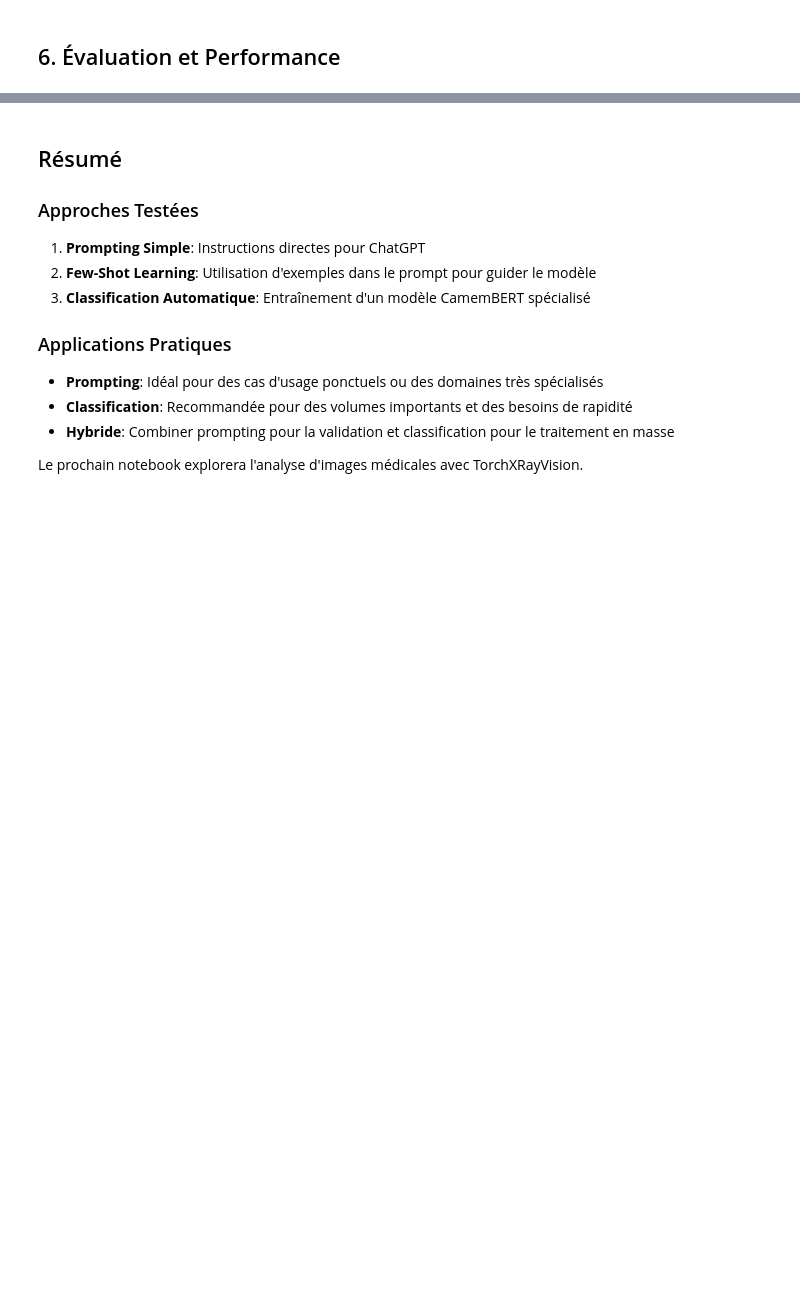
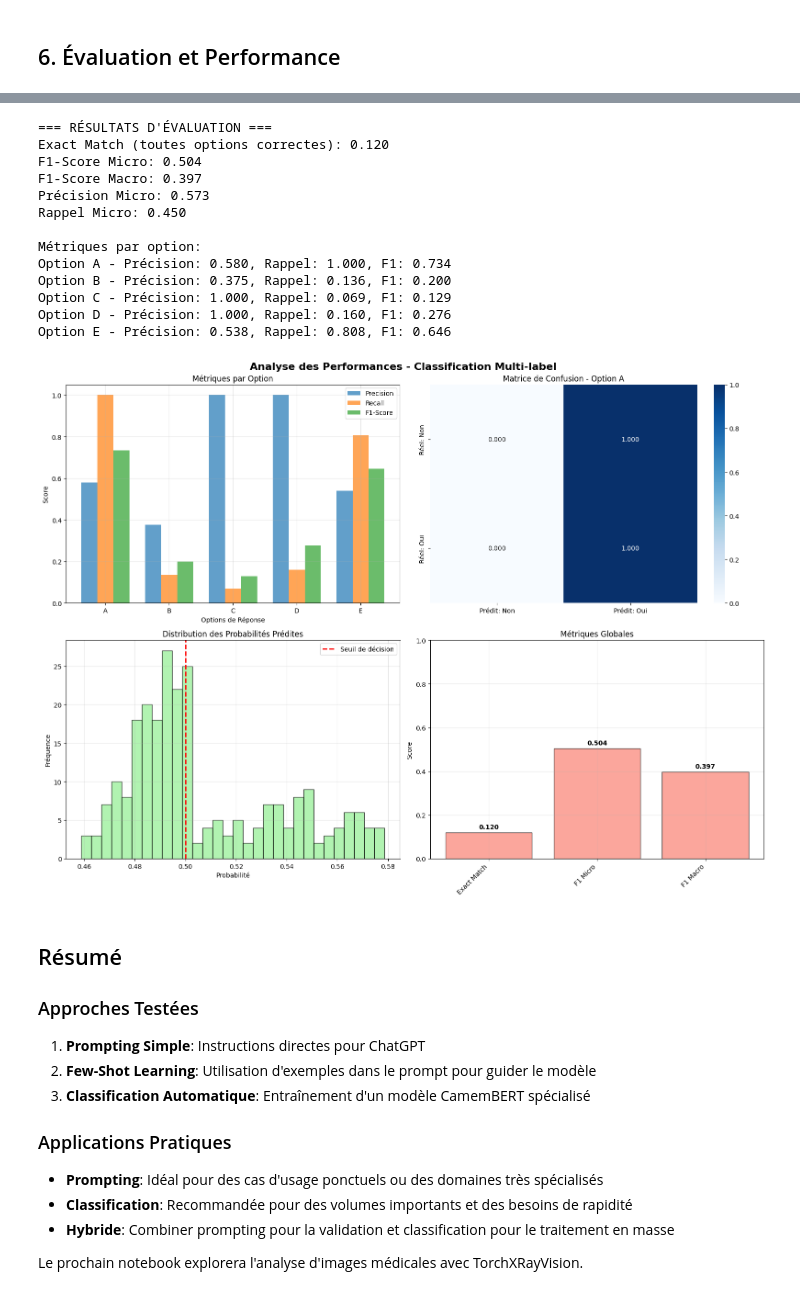
Before and after one commit to maclandrol/cours-ia-med, a Jupyter notebook: 04_Classification_Texte_Medical_Francais.ipynb, the cells around one changed output, grey strips where cells are left out. Saved outputs shown, nothing was run; the diff lists cells and outputs as text; code cells hidden in the pictures; blank space fills up the shorter version.

```diff
--- a/04_Classification_Texte_Medical_Francais.ipynb
+++ b/04_Classification_Texte_Medical_Francais.ipynb
@@ -368,14 +492,14 @@ print("=== CONFIGURATION D'ENTRAÎNEMENT ===")
 
 training_args = TrainingArguments(
     output_dir='./medical_french_classifier',
-    num_train_epochs=3,  # Réduction pour Colab
+    num_train_epochs=10,  # Réduction pour Colab
     per_device_train_batch_size=8,  # Optimisé pour mémoire GPU
     per_device_eval_batch_size=16,
     warmup_steps=100,
     weight_decay=0.01,
     learning_rate=2e-5,
     logging_dir='./logs',
-    logging_steps=50,
+    logging_steps=10,
     eval_strategy="steps",
     eval_steps=100,
     save_strategy="steps",
@@ -462,6 +614,7 @@ def predire_reponse(question_text, model, tokenizer):
     Prédit quelles options sont correctes pour une question donnée
     """
     inputs = tokenizer(question_text, return_tensors="pt", truncation=True, padding=True, max_length=512)
+    inputs = {key: value.to(model.device) for key, value in inputs.items()}
 
     model.eval()
     with torch.no_grad():
@@ -480,11 +633,11 @@ correct_answers = exemple['correct_answers']
 options_text = " [SEP] ".join([f"{chr(65+i)}: {option}" for i, option in enumerate(test_options)])
 formatted_text = f"{test_question} [SEP] {options_text}"
 
-print(f"Question: {test_question[:100]}...")
+print(f"Question: {test_question}")
+print("\n - ".join(test_options))
 print(f"Réponses attendues: {[chr(65+i) for i in correct_answers]}")
 
 predictions, confidences = predire_reponse(formatted_text, model, tokenizer)
-
 print("\\nPrédictions du modèle:")
 for i in range(5):
     option_letter = chr(65+i)
@@ -505,8 +672,8 @@ model.eval()
 for i in range(len(test_dataset)):
     sample = test_dataset[i]
     inputs = {
-        'input_ids': sample['input_ids'].unsqueeze(0),
-        'attention_mask': sample['attention_mask'].unsqueeze(0)
+        'input_ids': sample['input_ids'].unsqueeze(0).to(model.device),
+        'attention_mask': sample['attention_mask'].unsqueeze(0).to(model.device)
     }
 
     with torch.no_grad():
@@ -586,33 +753,48 @@ axes[1, 0].set_xlabel('Probabilité')
 axes[1, 0].set_ylabel('Fréquence')
 axes[1, 0].set_title('Distribution des Probabilités Prédites')
 axes[1, 0].legend()
 axes[1, 0].grid(True, alpha=0.3)
 
 # 4. Métriques globales
 global_metrics = {
     'Exact Match': exact_match,
     'F1 Micro': f1_micro,
     'F1 Macro': f1_macro,
 }
 
 metric_names = list(global_metrics.keys())
 metric_values = list(global_metrics.values())
 
 bars = axes[1, 1].bar(metric_names, metric_values, alpha=0.7, color='salmon', edgecolor='black')
 axes[1, 1].set_ylabel('Score')
 axes[1, 1].set_title('Métriques Globales')
 axes[1, 1].set_ylim(0, 1)
 axes[1, 1].grid(True, alpha=0.3)
 plt.setp(axes[1, 1].xaxis.get_majorticklabels(), rotation=45, ha='right')
 
 # Ajout des valeurs sur les barres
 for bar, value in zip(bars, metric_values):
     height = bar.get_height()
     axes[1, 1].text(bar.get_x() + bar.get_width()/2., height + 0.01,
                     f'{value:.3f}', ha='center', va='bottom', fontweight='bold')
 
 plt.tight_layout()
 plt.show()
+# %% [output]
+=== RÉSULTATS D'ÉVALUATION ===
+Exact Match (toutes options correctes): 0.120
+F1-Score Micro: 0.504
+F1-Score Macro: 0.397
+Précision Micro: 0.573
+Rappel Micro: 0.450
+
+Métriques par option:
+Option A - Précision: 0.580, Rappel: 1.000, F1: 0.734
+Option B - Précision: 0.375, Rappel: 0.136, F1: 0.200
+Option C - Précision: 1.000, Rappel: 0.069, F1: 0.129
+Option D - Précision: 1.000, Rappel: 0.160, F1: 0.276
+Option E - Précision: 0.538, Rappel: 0.808, F1: 0.646
+[figure, added]
 # %% [markdown]
 ## Résumé
 
```
Also changed, not shown: parts of 15 cells of this notebook.
